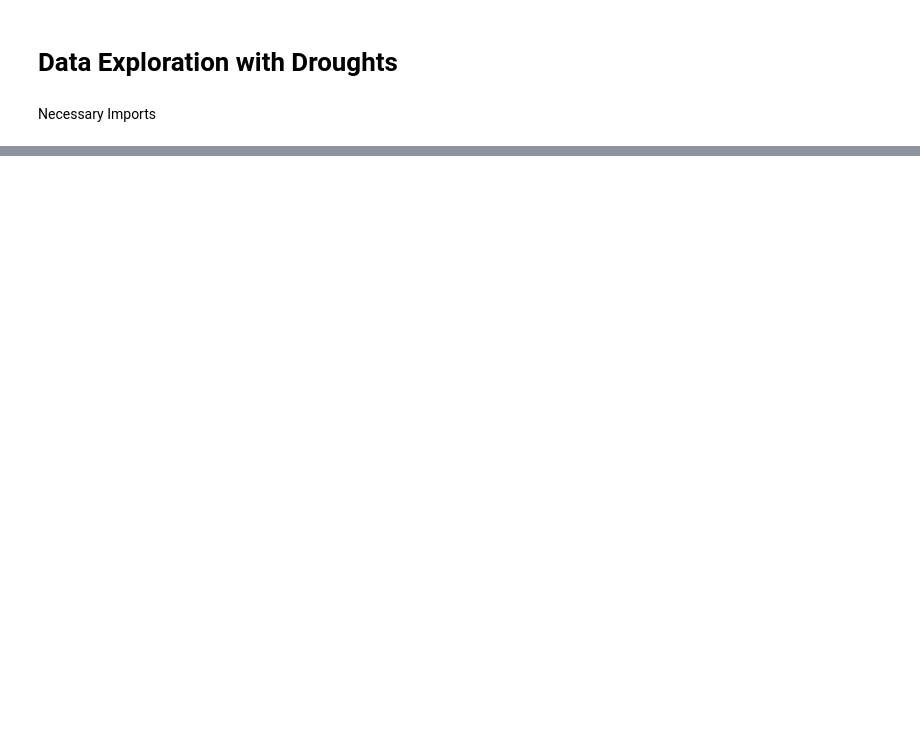
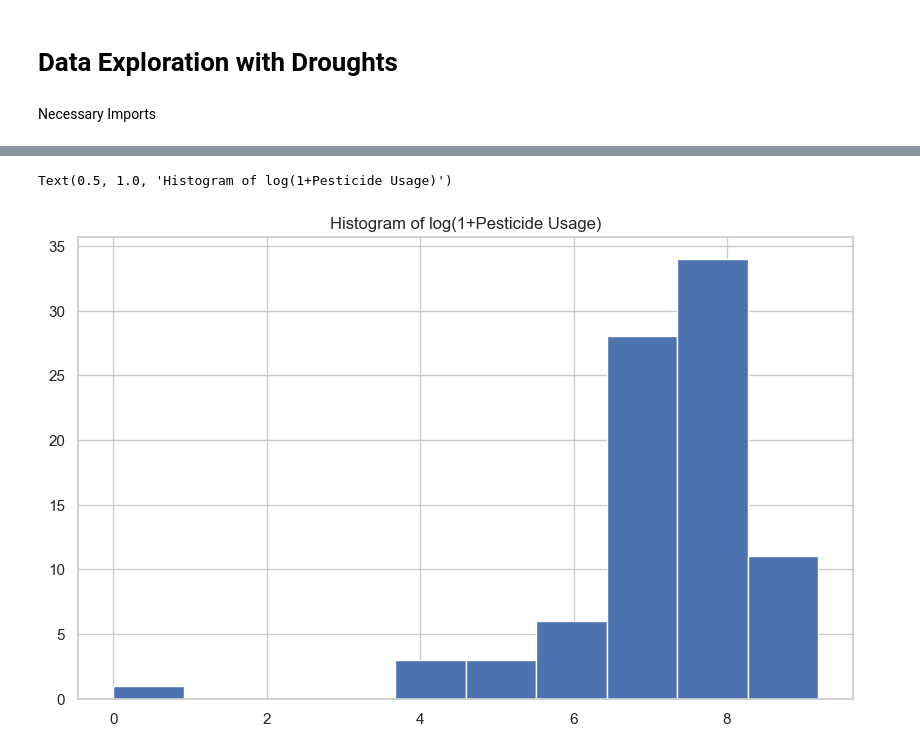
Before and after one commit to dillonallen92/ValleyFeverAnalysis_Cleaned, a Jupyter notebook: src/notebooks/data_investigation.ipynb, the cells around one changed output, grey strips where cells are left out. Saved outputs shown, nothing was run; the diff lists cells and outputs as text; code cells hidden in the pictures; blank space fills up the shorter version.

```diff
--- a/src/notebooks/data_investigation.ipynb
+++ b/src/notebooks/data_investigation.ipynb
@@ -121,0 +155,7 @@ array([[<Axes: title={'center': 'VFRate'}>,
+# %%
+plt.figure(figsize=(10,6))
+plt.hist(np.log1p(df["PESTICIDE_Total"]))
+plt.title("Histogram of log(1+Pesticide Usage)")
+# %% [output]
+Text(0.5, 1.0, 'Histogram of log(1+Pesticide Usage)')
+[figure, added]
```
Also changed, not shown: parts of 15 cells of this notebook, 1 other file.
